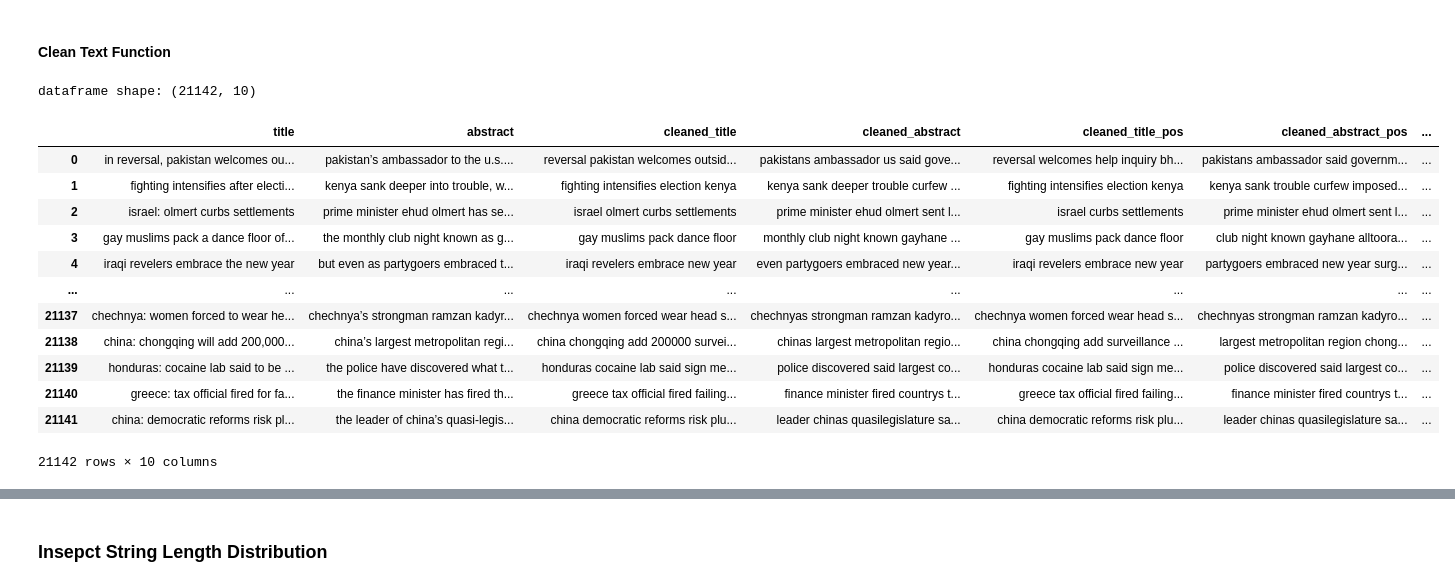
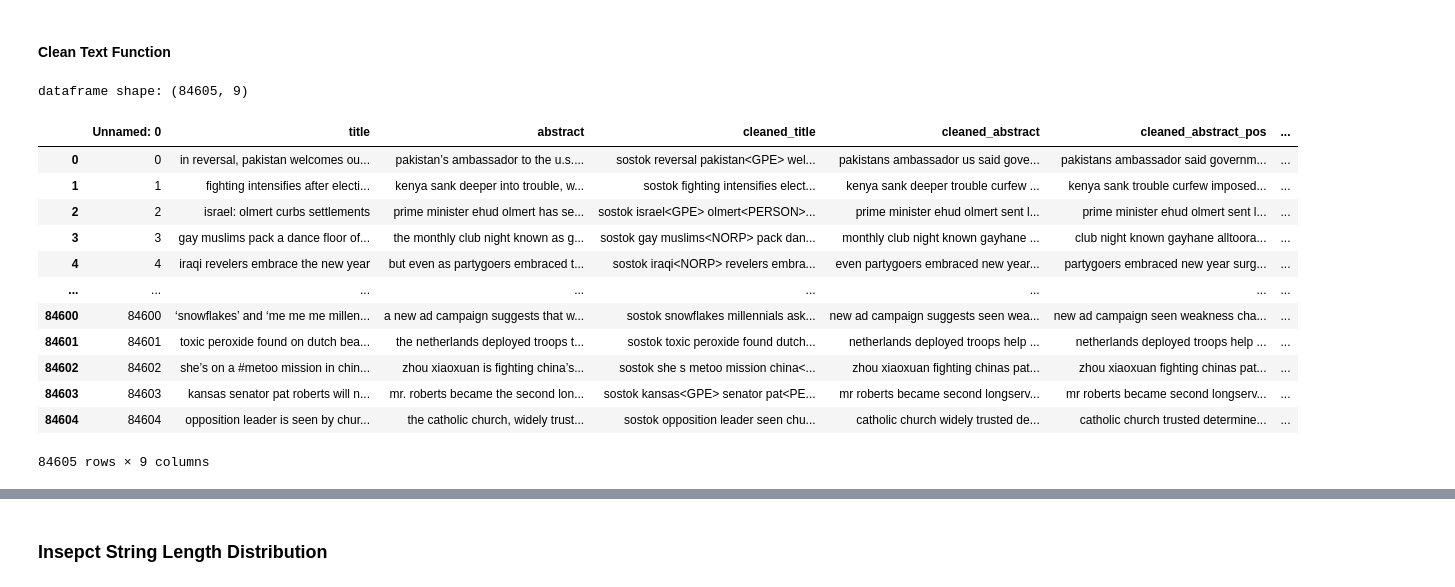
Before and after one commit to sirutBuasai/nyt-news-summarization, a Jupyter notebook: nyt_lstm.ipynb, the cells around one changed output, grey strips where cells are left out. Drawn from its saved outputs; the diff is of its cells as text; code cells hidden in the pictures.

```diff
--- a/nyt_lstm.ipynb
+++ b/nyt_lstm.ipynb
@@ -175,48 +168,49 @@ def preprocess_data(df):
     df['cleaned_abstract'] = df['cleaned_abstract'].apply(lambda sentence: [word for word in sentence if word not in (stop_words)])
     df['cleaned_abstract_keywords'] = df['cleaned_abstract_keywords'].apply(lambda sentence: [word for word in sentence if word not in (stop_words)])
 
     # convert list back to string
     df['cleaned_title'] = df['cleaned_title'].apply(lambda sentence: " ".join(word for word in sentence))
     df['cleaned_abstract'] = df['cleaned_abstract'].apply(lambda sentence: " ".join(word for word in sentence))
     df['cleaned_abstract_keywords'] = df['cleaned_abstract_keywords'].apply(lambda sentence: " ".join(word for word in sentence))
 
     # filter and keep noun, verbs, and adj words; requires string sentences
     df['cleaned_abstract_pos'] = pos_processing(df['cleaned_abstract'])
     df['cleaned_abstract_pos_keywords'] = pos_processing(df['cleaned_abstract_keywords'])
 
     # identify named-entities; NER requires string sentences
     df['cleaned_title'] = ner_processing(df['cleaned_title'])
     df['cleaned_abstract_pos_ner'] = ner_processing(df['cleaned_abstract_pos'])
     df['cleaned_abstract_pos_keywords_ner'] = ner_processing(df['cleaned_abstract_pos_keywords'])
 
     # add start and end tokens for title
     df['cleaned_title'] = df['cleaned_title'].apply(lambda text: 'sostok ' + text + ' eostok')
 
     # drop unnecessary columns
     unnecessary_columns = ['topic', 'keywords', 'cleaned_keywords', 'cleaned_topic', 'cleaned_abstract_keywords']
     df.drop(unnecessary_columns, axis=1, inplace=True, errors='ignore')
 
     # important columns are cleaned_title, cleaned_abstract, cleaned_abstract_pos_ner, cleaned_abstract_pos_keywords_ner
     return df
 
-cleaned_data = preprocess_data(raw_data)
+# cleaned_data = preprocess_data(raw_data)
+cleaned_data = pd.read_csv("cleaned_data.csv")
 print(f'dataframe shape: {cleaned_data.shape}')
 cleaned_data
 # %% [output]
-dataframe shape: (21142, 10)
+dataframe shape: (84605, 9)
-|  | title | abstract | cleaned_title | cleaned_abstract | cleaned_title_pos | cleaned_abstract_pos | ... |
-| 0 | in reversal, pakistan welcomes ou... | pakistan’s ambassador to the u.s.... | reversal pakistan welcomes outsid... | pakistans ambassador us said gove... | reversal welcomes help inquiry bh... | pakistans ambassador said governm... | ... |
-| 1 | fighting intensifies after electi... | kenya sank deeper into trouble, w... | fighting intensifies election kenya | kenya sank deeper trouble curfew ... | fighting intensifies election kenya | kenya sank trouble curfew imposed... | ... |
-| 2 | israel: olmert curbs settlements | prime minister ehud olmert has se... | israel olmert curbs settlements | prime minister ehud olmert sent l... | israel curbs settlements | prime minister ehud olmert sent l... | ... |
-| 3 | gay muslims pack a dance floor of... | the monthly club night known as g... | gay muslims pack dance floor | monthly club night known gayhane ... | gay muslims pack dance floor | club night known gayhane alltoora... | ... |
-| 4 | iraqi revelers embrace the new year | but even as partygoers embraced t... | iraqi revelers embrace new year | even partygoers embraced new year... | iraqi revelers embrace new year | partygoers embraced new year surg... | ... |
+|  | Unnamed: 0 | title | abstract | cleaned_title | cleaned_abstract | cleaned_abstract_pos | ... |
+| 0 | 0 | in reversal, pakistan welcomes ou... | pakistan’s ambassador to the u.s.... | sostok reversal pakistan<GPE> wel... | pakistans ambassador us said gove... | pakistans ambassador said governm... | ... |
+| 1 | 1 | fighting intensifies after electi... | kenya sank deeper into trouble, w... | sostok fighting intensifies elect... | kenya sank deeper trouble curfew ... | kenya sank trouble curfew imposed... | ... |
+| 2 | 2 | israel: olmert curbs settlements | prime minister ehud olmert has se... | sostok israel<GPE> olmert<PERSON>... | prime minister ehud olmert sent l... | prime minister ehud olmert sent l... | ... |
+| 3 | 3 | gay muslims pack a dance floor of... | the monthly club night known as g... | sostok gay muslims<NORP> pack dan... | monthly club night known gayhane ... | club night known gayhane alltoora... | ... |
+| 4 | 4 | iraqi revelers embrace the new year | but even as partygoers embraced t... | sostok iraqi<NORP> revelers embra... | even partygoers embraced new year... | partygoers embraced new year surg... | ... |
 | ... | ... | ... | ... | ... | ... | ... | ... |
-| 21137 | chechnya: women forced to wear he... | chechnya’s strongman ramzan kadyr... | chechnya women forced wear head s... | chechnyas strongman ramzan kadyro... | chechnya women forced wear head s... | chechnyas strongman ramzan kadyro... | ... |
-| 21138 | china: chongqing will add 200,000... | china’s largest metropolitan regi... | china chongqing add 200000 survei... | chinas largest metropolitan regio... | china chongqing add surveillance ... | largest metropolitan region chong... | ... |
-| 21139 | honduras: cocaine lab said to be ... | the police have discovered what t... | honduras cocaine lab said sign me... | police discovered said largest co... | honduras cocaine lab said sign me... | police discovered said largest co... | ... |
-| 21140 | greece: tax official fired for fa... | the finance minister has fired th... | greece tax official fired failing... | finance minister fired countrys t... | greece tax official fired failing... | finance minister fired countrys t... | ... |
-| 21141 | china: democratic reforms risk pl... | the leader of china’s quasi-legis... | china democratic reforms risk plu... | leader chinas quasilegislature sa... | china democratic reforms risk plu... | leader chinas quasilegislature sa... | ... |
+| 84600 | 84600 | ‘snowflakes’ and ‘me me me millen... | a new ad campaign suggests that w... | sostok snowflakes millennials ask... | new ad campaign suggests seen wea... | new ad campaign seen weakness cha... | ... |
+| 84601 | 84601 | toxic peroxide found on dutch bea... | the netherlands deployed troops t... | sostok toxic peroxide found dutch... | netherlands deployed troops help ... | netherlands deployed troops help ... | ... |
+| 84602 | 84602 | she’s on a #metoo mission in chin... | zhou xiaoxuan is fighting china’s... | sostok she s metoo mission china<... | zhou xiaoxuan fighting chinas pat... | zhou xiaoxuan fighting chinas pat... | ... |
+| 84603 | 84603 | kansas senator pat roberts will n... | mr. roberts became the second lon... | sostok kansas<GPE> senator pat<PE... | mr roberts became second longserv... | mr roberts became second longserv... | ... |
+| 84604 | 84604 | opposition leader is seen by chur... | the catholic church, widely trust... | sostok opposition leader seen chu... | catholic church widely trusted de... | catholic church trusted determine... | ... |
-21142 rows × 10 columns
+84605 rows × 9 columns
 # %%
 # print first five rows to check results
 for i in range(5):
```
Also changed, not shown: parts of 12 cells of this notebook, 1 other file.
